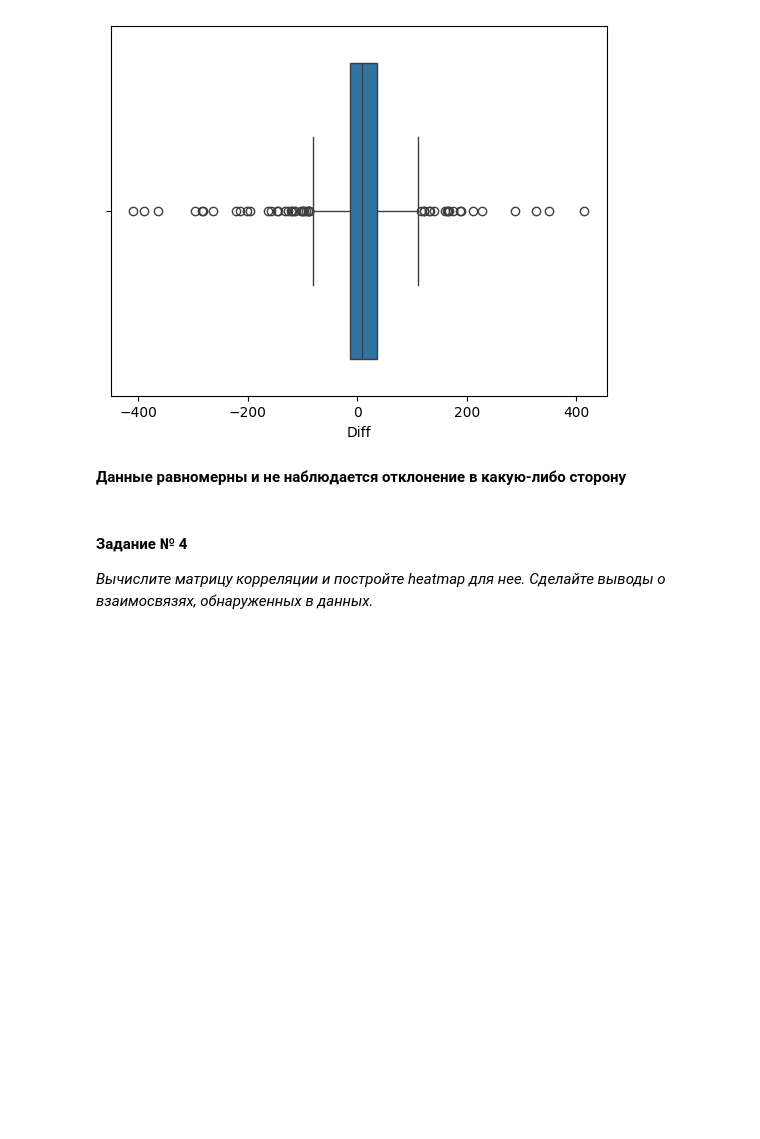
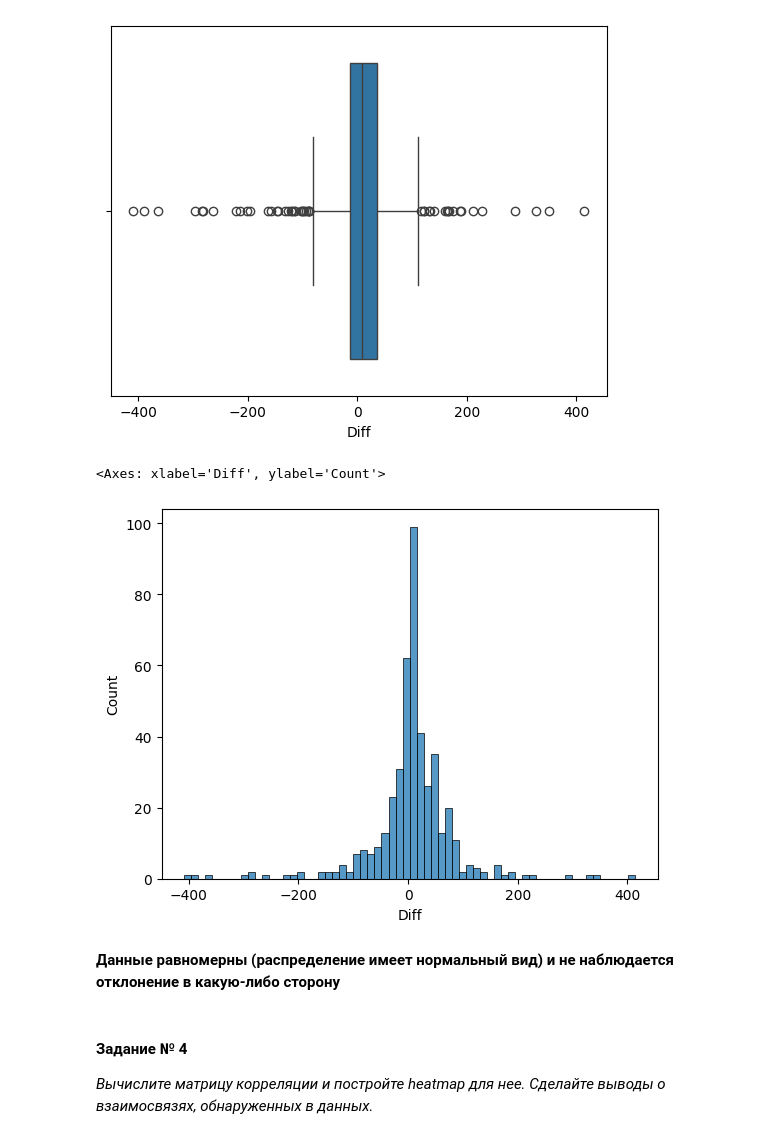
Before and after one commit to fitlemon/python_for_ds, a Jupyter notebook: Module7/14_adv_ml_module2_hw_project.ipynb, the cells around one changed output. Drawn from its saved outputs; the diff is of its cells as text; code cells hidden in the pictures; blank space fills up the shorter version.

```diff
--- a/Module7/14_adv_ml_module2_hw_project.ipynb
+++ b/Module7/14_adv_ml_module2_hw_project.ipynb
@@ -207,8 +212,13 @@ sns.boxplot(df_sorted, x="Diff")
 # %% [output]
 <Axes: xlabel='Diff'>
 [figure]
+# %%
+sns.histplot(df_sorted, x="Diff")
+# %% [output]
+<Axes: xlabel='Diff', ylabel='Count'>
+[figure, added]
 # %% [markdown]
-**Данные равномерны и не наблюдается отклонение в какую-либо сторону**
+**Данные равномерны (распределение имеет нормальный вид) и не наблюдается отклонение в какую-либо сторону**
 # %% [markdown]
 ####  Задание № 4
 <i> Вычислите матрицу корреляции и постройте heatmap для нее. Сделайте выводы о взаимосвязях, обнаруженных в данных.</i>
```
Also changed, not shown: parts of 19 cells of this notebook.
